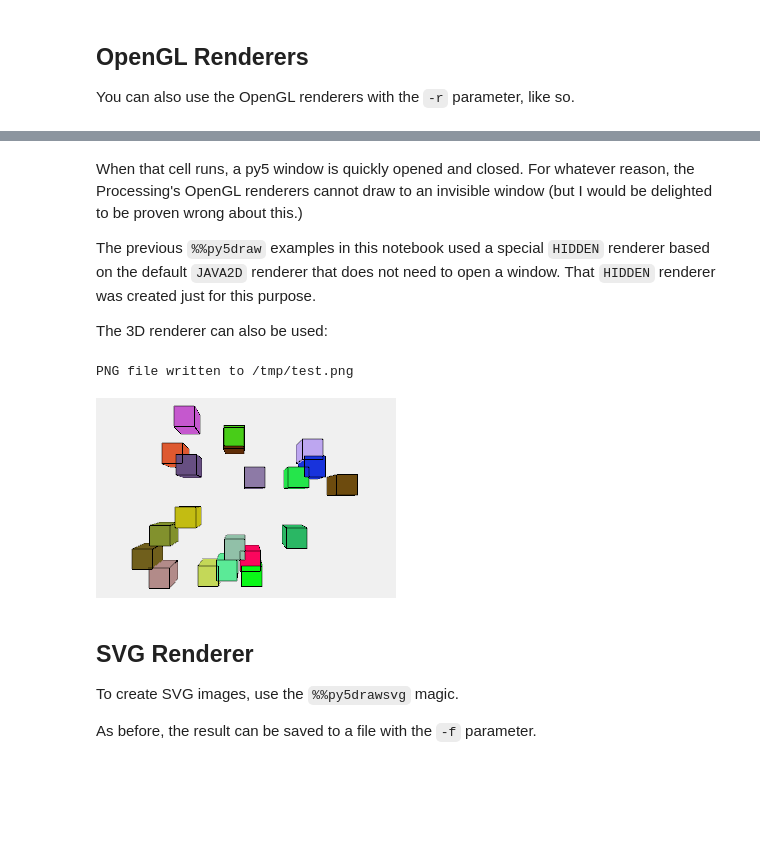
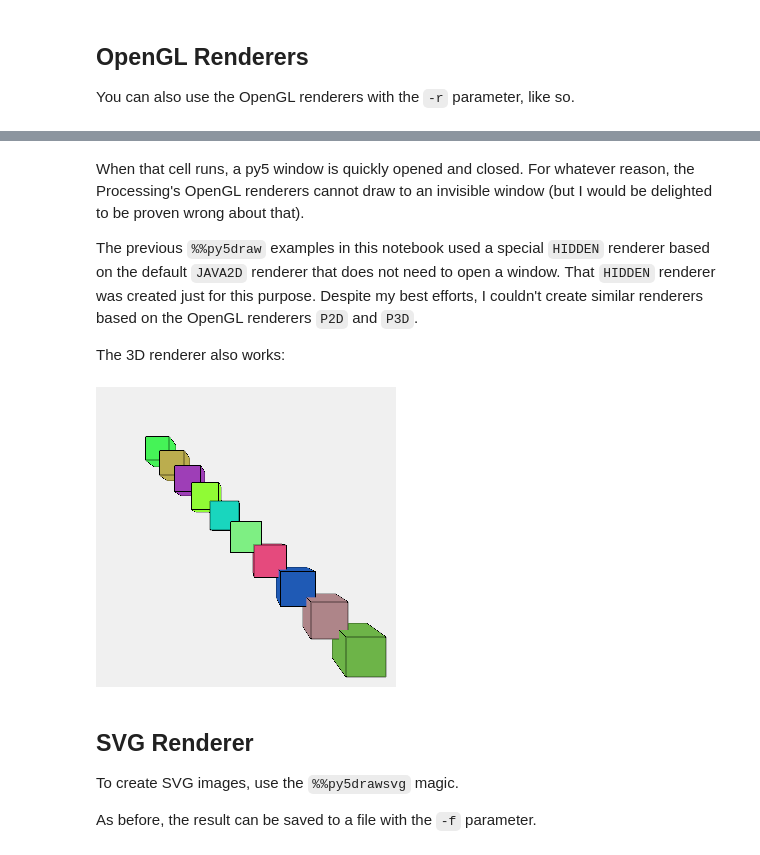
Before and after one commit to hx2A/py5website, a Jupyter notebook: tutorials/Jupyter Notebooks.ipynb, the cells around one changed output, grey strips where cells are left out. Saved outputs shown, nothing was run; the diff lists cells and outputs as text; code cells hidden in the pictures; blank space fills up the shorter version.

Commit message:
mostly complete jupyter notebook documentation

```diff
--- a/tutorials/Jupyter Notebooks.ipynb
+++ b/tutorials/Jupyter Notebooks.ipynb
@@ -151,23 +153,24 @@ for i in range(100):
 # %% [markdown]
-When that cell runs, a py5 window is quickly opened and closed. For whatever reason, the Processing's OpenGL renderers cannot draw to an invisible window (but I would be delighted to be proven wrong about this.)
+When that cell runs, a py5 window is quickly opened and closed. For whatever reason, the Processing's OpenGL renderers cannot draw to an invisible window (but I would be delighted to be proven wrong about that).
 
-The previous `%%py5draw` examples in this notebook used a special `HIDDEN` renderer based on the default `JAVA2D` renderer that does not need to open a window. That `HIDDEN` renderer was created just for this purpose.
+The previous `%%py5draw` examples in this notebook used a special `HIDDEN` renderer based on the default `JAVA2D` renderer that does not need to open a window. That `HIDDEN` renderer was created just for this purpose. Despite my best efforts, I couldn't create similar renderers based on the OpenGL renderers `P2D` and `P3D`.
 
-The 3D renderer can also be used:
+The 3D renderer also works:
 # %%
-%%py5draw 300 200 -r P3D -f /tmp/test.png
+%%py5draw 300 300 -r P3D
 
 py5.background(240)
 
-for i in range(20):
+N = 10
+
+for i in range(N):
     py5.push_matrix()
     pick_random_fill()
-    py5.translate(py5.random(py5.width), py5.random(py5.height), -50)
-    py5.box(25)
+    py5.translate(i * py5.width / N, i * py5.width / N, i * 20 - 200)
+    py5.box(40)
     py5.pop_matrix()
 # %% [output]
-PNG file written to /tmp/test.png
-[figure, old version]
+[figure, new version]
 # %% [markdown]
 ## SVG Renderer
 
```
Also changed, not shown: parts of 31 cells of this notebook, 4 other files.
